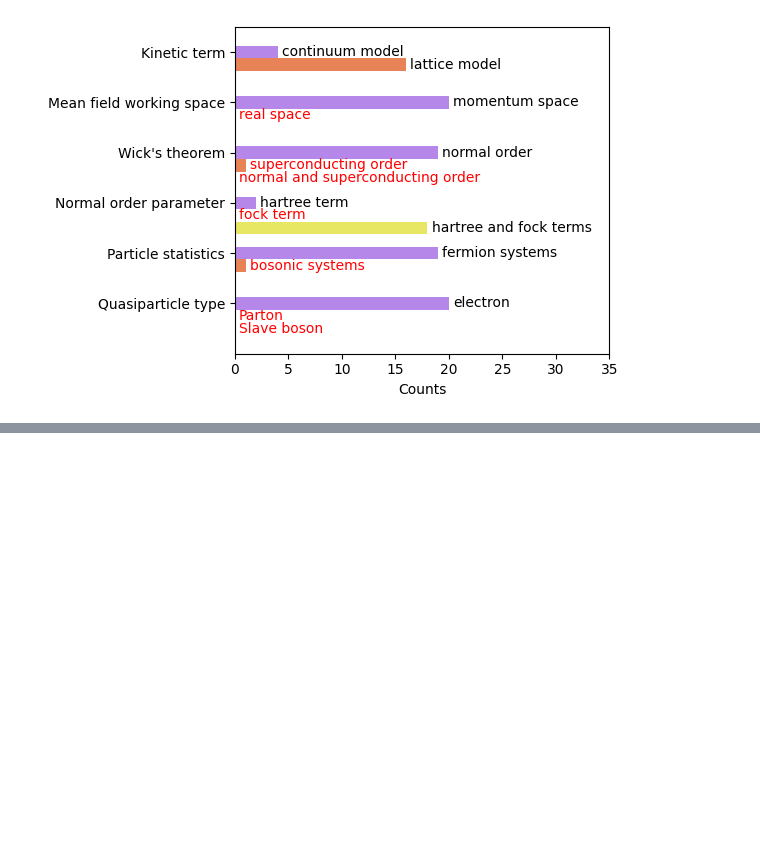
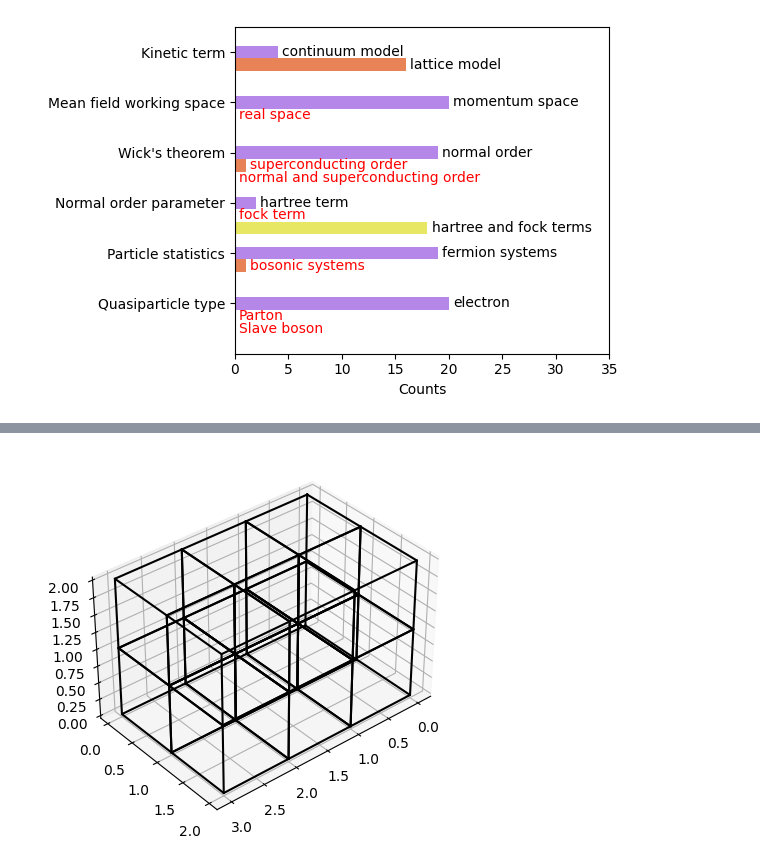
Before and after one commit to hainingpan/HartreeFock_GPT, a Jupyter notebook: utils.ipynb, the cells around one changed output, grey strips where cells are left out. Cells and saved outputs as stored; diff of their text form; code cells hidden in the pictures; blank space fills up the shorter version.

```diff
--- a/utils.ipynb
+++ b/utils.ipynb
@@ -180,0 +283,45 @@ fig.savefig('tag_stat.png')
+# %%
+def plot_cube(shift,ax=None,color='k'):
+    if ax is None:
+        fig = plt.figure()
+        ax = plt.axes(projection ='3d')
+
+    cube_z0 = np.array([
+    [0, 0, 0], # start at the origin
+    [1, 0, 0], # go to x=1
+    [1, 1, 0], # go to y=1
+    [0, 1, 0], # go to x=0
+    [0, 0, 0], # go to y=0
+    ])
+    cube_z1 = np.array([
+        [0, 0, 1], # start at the origin
+        [1, 0, 1], # go to x=1
+        [1, 1, 1], # go to y=1
+        [0, 1, 1], # go to x=0
+        [0, 0, 1], # go to y=0
+    ])
+    cube_00=np.array([[0,0,0],[0,0,1]])
+    cube_01=np.array([[0,1,0],[0,1,1]])
+    cube_11=np.array([[1,1,0],[1,1,1]])
+    cube_10=np.array([[1,0,0],[1,0,1]])
+    ax.plot3D(*(cube_z0+shift).T, color=color)
+    ax.plot3D(*(cube_z1+shift).T, color=color)
+    ax.plot3D(*(cube_00+shift).T, color=color)
+    ax.plot3D(*(cube_01+shift).T, color=color)
+    ax.plot3D(*(cube_10+shift).T, color=color)
+    ax.plot3D(*(cube_11+shift).T, color=color)
+# %%
+fig = plt.figure()
+ax = plt.axes(projection ='3d')
+for i in [0,1,2]:
+    for j in [0,1,]:
+        for k in [0,1,]:
+            plot_cube([i,j,k],color='k',ax=ax)
+
+
+# ax.set_zlim(0,2)
+
+ax.view_init(elev=35, azim=50, roll=0)
+ax.set_aspect('equal')
+# %% [output]
+[figure, added]
```
Also changed, not shown: parts of 7 cells of this notebook, 9 other files.
